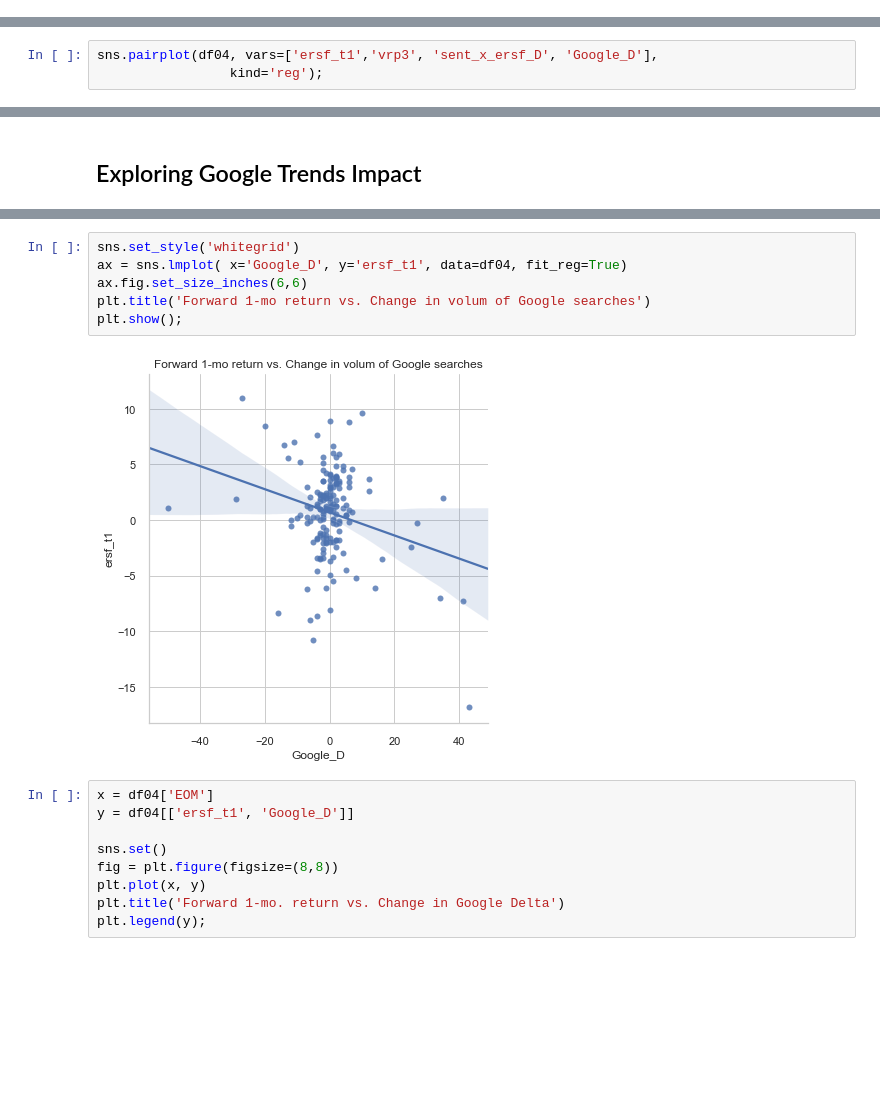
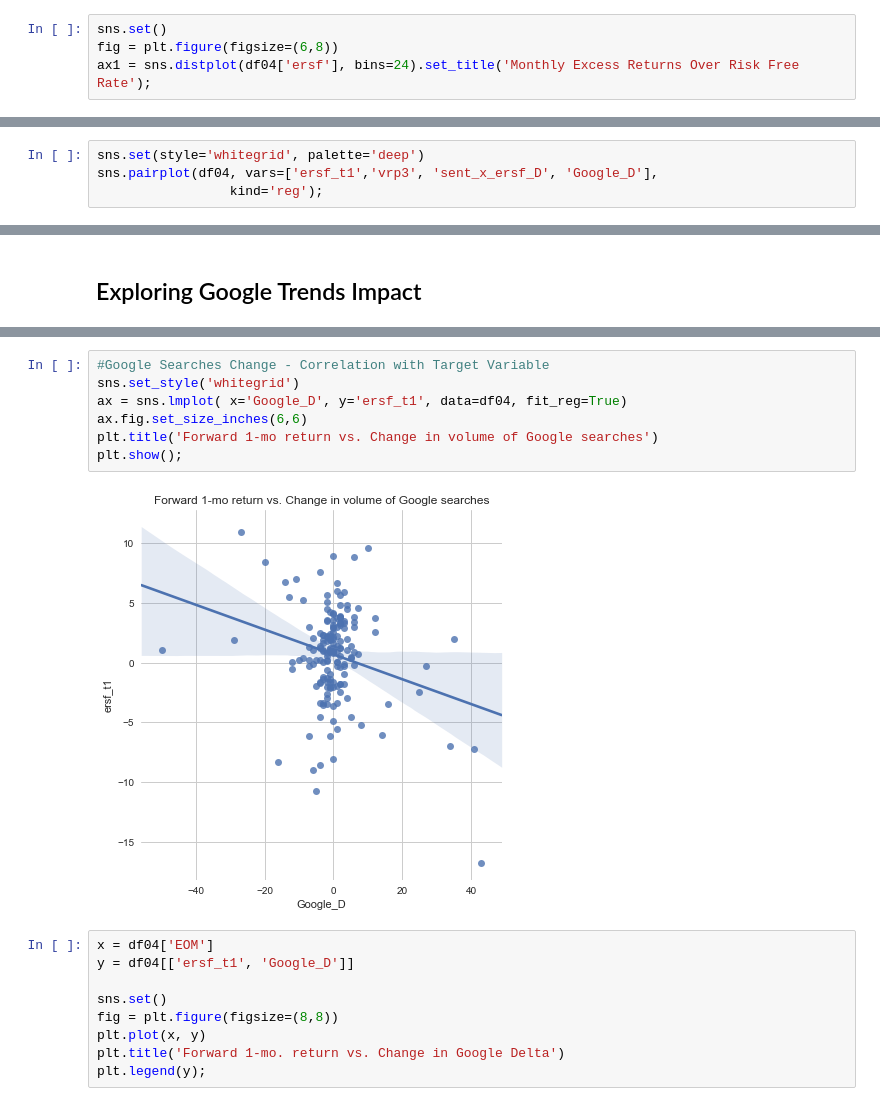
Before and after one commit to maks-p/momentum_sentiment_FINAL, a Jupyter notebook: momentum_sentiment_final.ipynb, the cells around one changed output, grey strips where cells are left out. Saved outputs shown, nothing was run; the diff lists cells and outputs as text; blank space fills up the shorter version.

```diff
--- a/momentum_sentiment_final.ipynb
+++ b/momentum_sentiment_final.ipynb
@@ -84,3 +84,7 @@ df04.tail()
 | 165 | 2017-10-01 | 2575.260010 | 48.426075 | 0.000892 | 1.15 | 6.5894 | 100.7 | 53.179202 | 0.75 | 5.356767 | 13.5 | ... |
 | 166 | 2017-11-01 | 2584.840088 | 48.679047 | 0.001025 | 1.16 | 6.9722 | 98.5 | 53.099644 | 0.75 | 6.159567 | 4.7 | ... |
 | 167 | 2017-12-01 | 2673.610107 | 48.932019 | 0.001100 | 1.30 | 6.1073 | 95.9 | 54.639276 | 0.76 | 6.556300 | -2.3 | ... |
+# %%
+sns.set()
+fig = plt.figure(figsize=(6,8))
+ax1 = sns.distplot(df04['ersf'], bins=24).set_title('Monthly Excess Returns Over Risk Free Rate');
@@ -113,6 +119,7 @@ dfx.corr()
 | ersf_D | 0.001832 | 0.003475 | -0.009751 | -0.006417 | -0.111396 | -0.060053 | -0.001570 | -0.000043 | 0.077389 | -0.063843 | 0.693598 | ... |
 | sent_x_ersf_D | 0.040746 | 0.025727 | 0.012278 | 0.003342 | -0.047591 | 0.048127 | 0.029592 | 0.039779 | -0.167591 | 0.052724 | -0.111334 | ... |
 # %%
+sns.set(style='whitegrid', palette='deep')
 sns.pairplot(df04, vars=['ersf_t1','vrp3', 'sent_x_ersf_D', 'Google_D'],
                  kind='reg');
 # %% [output]
@@ -214,11 +226,12 @@ df04.corr()
 # %%
+#Google Searches Change - Correlation with Target Variable
 sns.set_style('whitegrid')
 ax = sns.lmplot( x='Google_D', y='ersf_t1', data=df04, fit_reg=True)
 ax.fig.set_size_inches(6,6)
-plt.title('Forward 1-mo return vs. Change in volum of Google searches')
+plt.title('Forward 1-mo return vs. Change in volume of Google searches')
 plt.show();
 # %% [output]
-[figure, old version]
+[figure, new version]
 # %%
 x = df04['EOM']
 y = df04[['ersf_t1', 'Google_D']]
```
Also changed, not shown: parts of 36 cells of this notebook, 3 other files.
